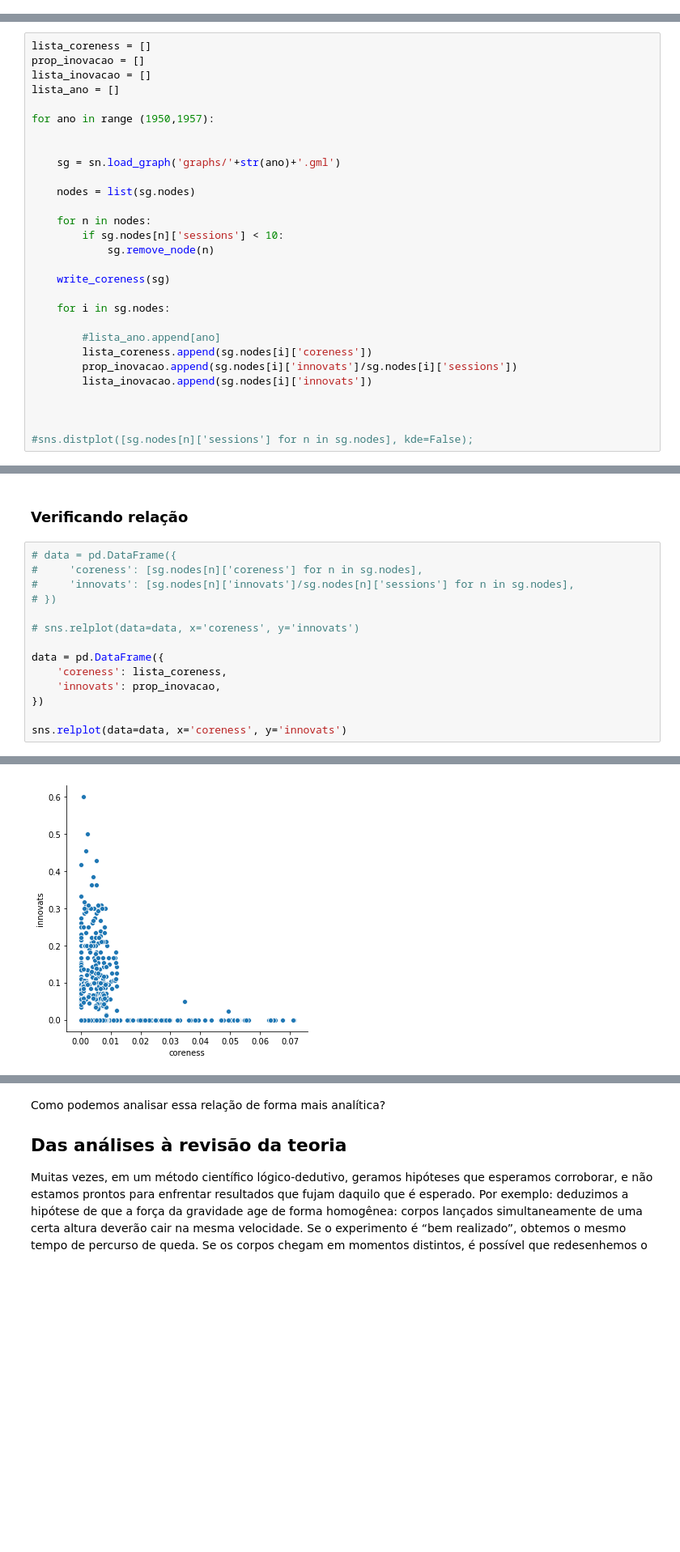
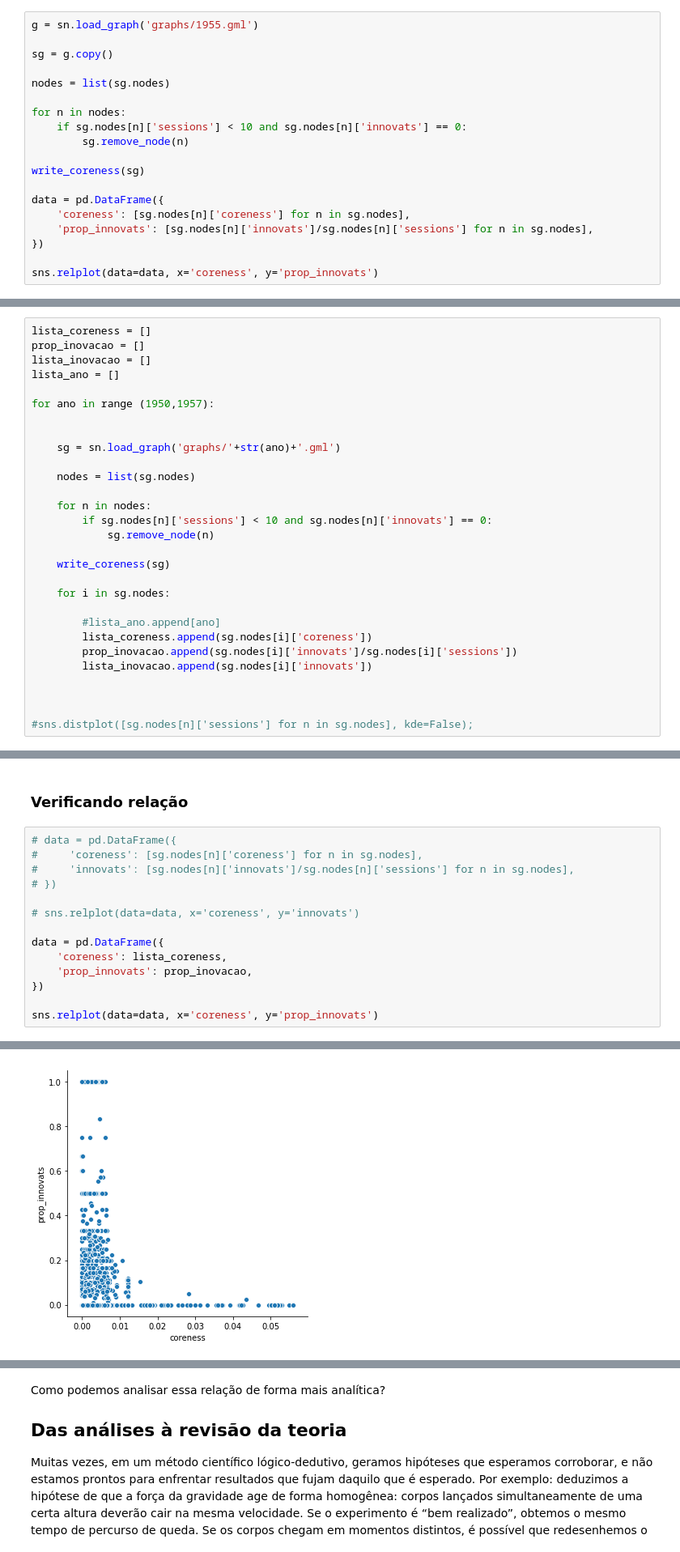
Before and after one commit to antoniosigrist/redesoc-2018, a Jupyter notebook: Encontro08/material.ipynb, the cells around one changed output, grey strips where cells are left out. Shown: that part at 81% size. Saved outputs shown, nothing was run; the diff lists cells and outputs as text; blank space fills up the shorter version.

```diff
--- a/Encontro08/material.ipynb
+++ b/Encontro08/material.ipynb
@@ -109,0 +106,19 @@ Dados disponíveis:
+# %%
+g = sn.load_graph('graphs/1955.gml')
+
+sg = g.copy()
+
+nodes = list(sg.nodes)
+
+for n in nodes:
+    if sg.nodes[n]['sessions'] < 10 and sg.nodes[n]['innovats'] == 0:
+        sg.remove_node(n)
+
+write_coreness(sg)
+
+data = pd.DataFrame({
+    'coreness': [sg.nodes[n]['coreness'] for n in sg.nodes],
+    'prop_innovats': [sg.nodes[n]['innovats']/sg.nodes[n]['sessions'] for n in sg.nodes],
+})
+
+sns.relplot(data=data, x='coreness', y='prop_innovats')
@@ -125,7 +143,7 @@ for ano in range (1950,1957):
     nodes = list(sg.nodes)
 
     for n in nodes:
-        if sg.nodes[n]['sessions'] < 10:
+        if sg.nodes[n]['sessions'] < 10 and sg.nodes[n]['innovats'] == 0:
             sg.remove_node(n)
 
     write_coreness(sg)
@@ -147,20 +165,20 @@ Agora estamos prontos para calcular o coreness.
 # %%
 # data = pd.DataFrame({
 #     'coreness': [sg.nodes[n]['coreness'] for n in sg.nodes],
 #     'innovats': [sg.nodes[n]['innovats']/sg.nodes[n]['sessions'] for n in sg.nodes],
 # })
 
 # sns.relplot(data=data, x='coreness', y='innovats')
 
 data = pd.DataFrame({
     'coreness': lista_coreness,
-    'innovats': prop_inovacao,
+    'prop_innovats': prop_inovacao,
 })
 
-sns.relplot(data=data, x='coreness', y='innovats')
+sns.relplot(data=data, x='coreness', y='prop_innovats')
 # %% [output]
 <seaborn.axisgrid.FacetGrid at 0x...>
-[figure, old version]
+[figure, new version]
 # %%
 from numpy import correlate , corrcoef
 from scipy import stats
```
Also changed, not shown: parts of 7 cells of this notebook.
